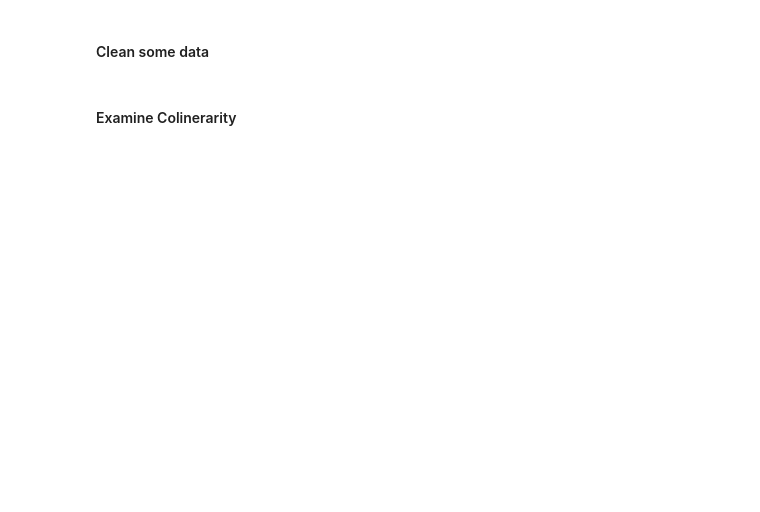
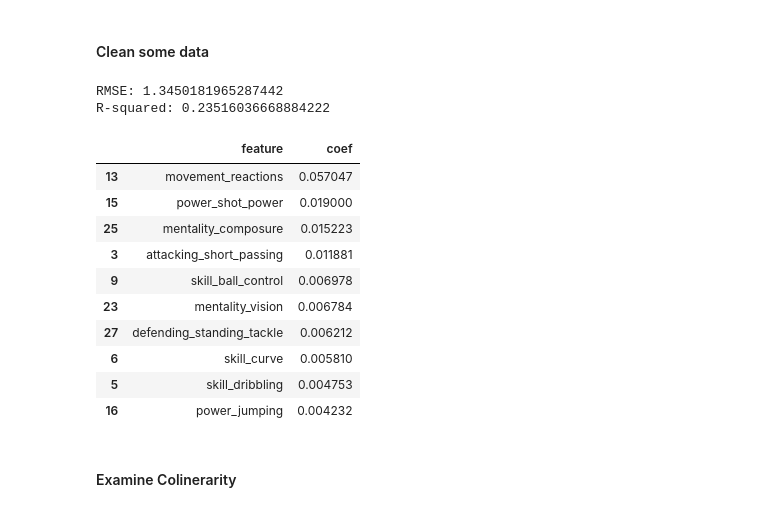
Before and after one commit to malithw225/BSIP-Assignment-3-Students, a Jupyter notebook: START_Asn_3.ipynb, the cells around one changed output. Saved outputs shown, nothing was run; the diff lists cells and outputs as text; code cells hidden in the pictures; blank space fills up the shorter version.

```diff
--- a/START_Asn_3.ipynb
+++ b/START_Asn_3.ipynb
@@ -161,2 +214,37 @@ df.describe().T
+# %%
+X_train, X_test, y_train, y_test = train_test_split( X, y, test_size=0.2, random_state=1)
+
+lr = LinearRegression()
+lr.fit(X_train, y_train)
+
+y_pred = lr.predict(X_test)
+
+mse = mean_squared_error(y_test, y_pred)
+rmse = math.sqrt(mse)
+r2 = lr.score(X_test, y_test)
+
+print("RMSE:", rmse)
+print("R-squared:", r2)
+
+coef_table = pd.DataFrame({
+    "feature": X.columns,
+    "coef": lr.coef_
+}).sort_values(by="coef", ascending=False)
+
+coef_table.head(10)
+# %% [output]
+RMSE: 1.3450181965287442
+R-squared: 0.23516036668884222
+|  | feature | coef |
+| 13 | movement_reactions | 0.057047 |
+| 15 | power_shot_power | 0.019000 |
+| 25 | mentality_composure | 0.015223 |
+| 3 | attacking_short_passing | 0.011881 |
+| 9 | skill_ball_control | 0.006978 |
+| 23 | mentality_vision | 0.006784 |
+| 27 | defending_standing_tackle | 0.006212 |
+| 6 | skill_curve | 0.005810 |
+| 5 | skill_dribbling | 0.004753 |
+| 16 | power_jumping | 0.004232 |
 # %% [markdown]
 #### Examine Colinerarity
```
Also changed, not shown: parts of 7 cells of this notebook.
